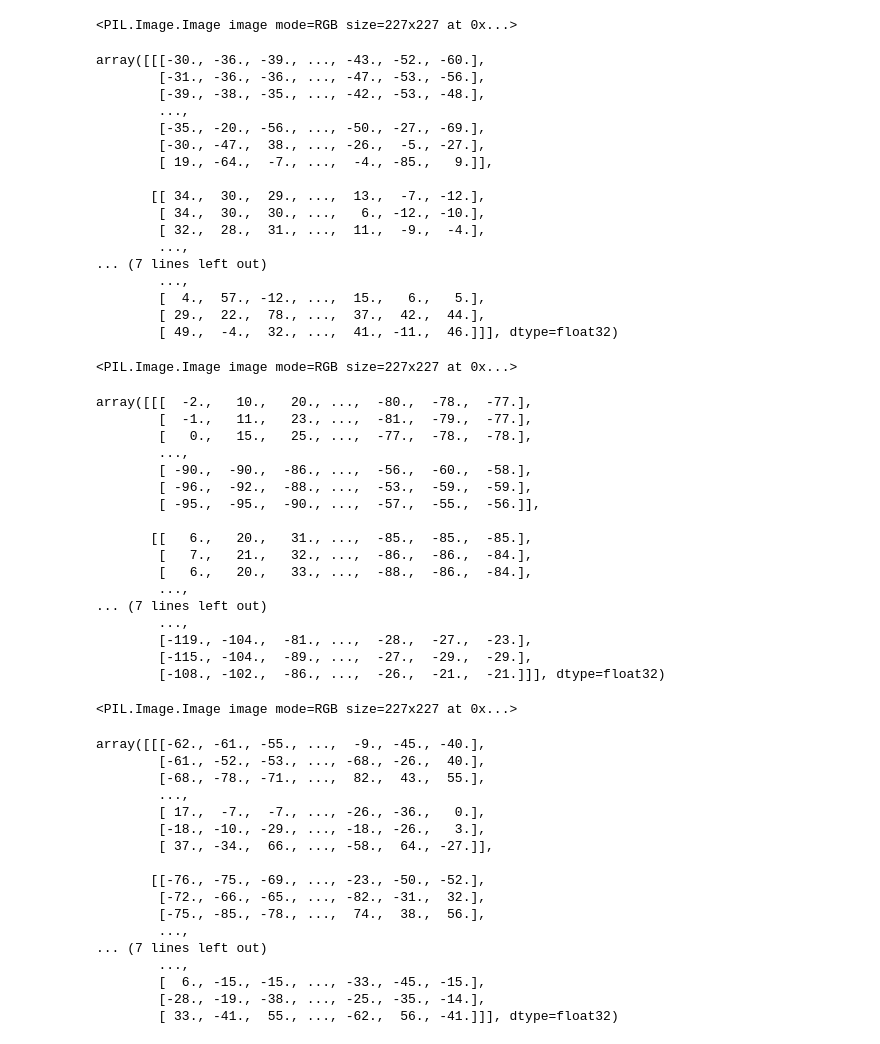
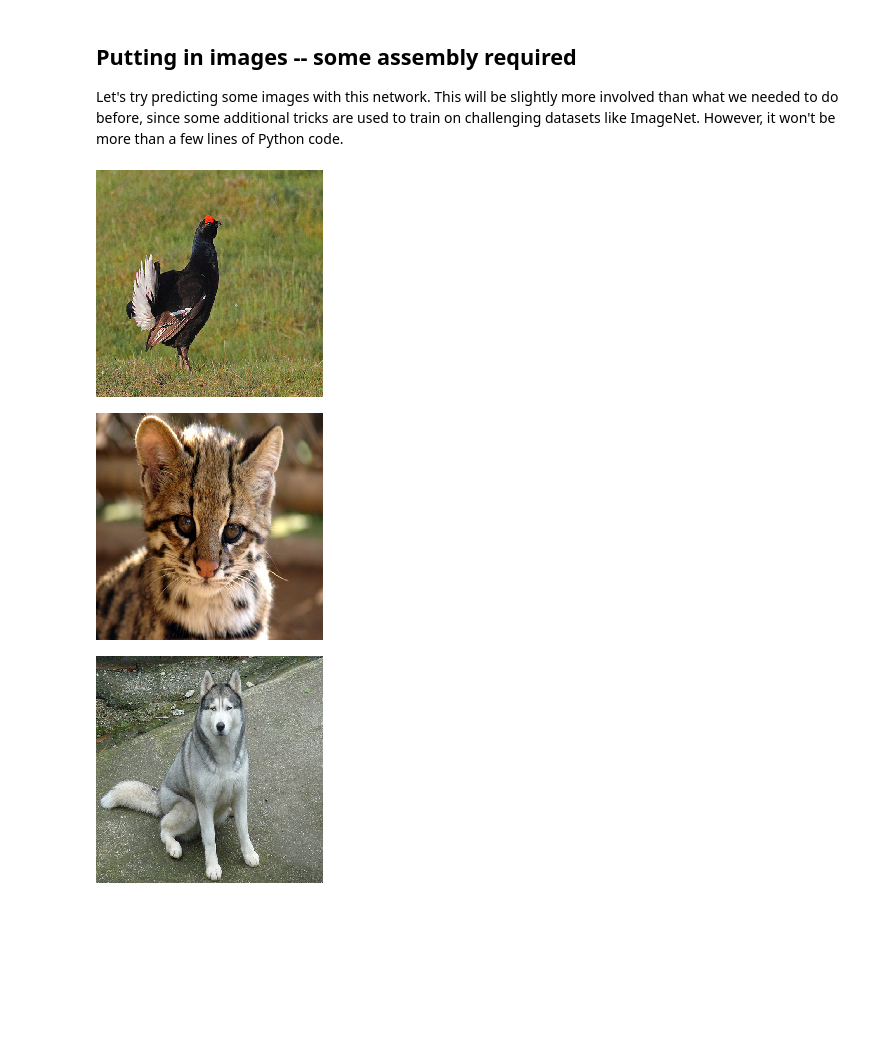
Before and after one commit to maltanar/qnn-inference-examples, a Jupyter notebook: 4-convolutional-mixed-imagenet.ipynb, the cells around one changed output. Cells and saved outputs as stored; diff of their text form; code cells hidden in the pictures; blank space fills up the shorter version.

Commit message:
flesh out imagenet notebook example

```diff
--- a/4-convolutional-mixed-imagenet.ipynb
+++ b/4-convolutional-mixed-imagenet.ipynb
@@ -32,91 +92,41 @@ len(imagenet_classes)
+# %% [markdown]
+## Putting in images -- some assembly required
+
+Let's try predicting some images with this network. This will be slightly more involved than what we needed to do before, since some additional tricks are used to train on challenging datasets like ImageNet. However, it won't be more than a few lines of Python code.
 # %%
 from PIL import Image
 import matplotlib.pyplot as plt
 import numpy as np
 from IPython.display import display
 
 # define a small utility function to first display, then prepare the
 # images for classification
-def prepare_gtsrb(img):
+def prepare_imagenet(img):
     # make sure the image is the size expected by the network
     img = img.resize((227, 227))
     display(img)
     # convert to numpy array
-    img = np.asarray(img).copy().astype(np.float32)
+    img = np.asarray(img).copy().astype(np.int32)
     # we need the data layout to be (channels, rows, columns)
     # but it comes in (rows, columns, channels) format, so we
     # need to transpose the axes:
     img = img.transpose((2, 0, 1))
 
     # our network is trained with BGR instead of RGB images,
     # so we need to invert the order of channels in the channel axis:
     img = img[::-1, :, :]
     # finally, we need to subtract the mean per-channel pixel intensity
     # since this is how this network has been trained
     img[0] = img[0] - 104
     img[1] = img[1] - 117
     img[2] = img[2] - 123
     return img
 
 # load test images and prepare them
-img_grouse = prepare_gtsrb(Image.open("imagenet_data/grouse.jpg"))
-display(img_grouse)
-img_cat = prepare_gtsrb(Image.open("imagenet_data/cat.jpg"))
-display(img_cat)
-img_husky = prepare_gtsrb(Image.open("imagenet_data/husky.jpg"))
-display(img_husky)
+img_grouse = prepare_imagenet(Image.open("imagenet_data/grouse.jpg"))
+img_cat = prepare_imagenet(Image.open("imagenet_data/cat.jpg"))
+img_husky = prepare_imagenet(Image.open("imagenet_data/husky.jpg"))
 # %% [output]
-<PIL.Image.Image image mode=RGB size=227x227 at 0x...>
-array([[[-30., -36., -39., ..., -43., -52., -60.],
-        [-31., -36., -36., ..., -47., -53., -56.],
-        [-39., -38., -35., ..., -42., -53., -48.],
-        ...,
-        [-35., -20., -56., ..., -50., -27., -69.],
-        [-30., -47.,  38., ..., -26.,  -5., -27.],
-        [ 19., -64.,  -7., ...,  -4., -85.,   9.]],
-
-       [[ 34.,  30.,  29., ...,  13.,  -7., -12.],
-        [ 34.,  30.,  30., ...,   6., -12., -10.],
-        [ 32.,  28.,  31., ...,  11.,  -9.,  -4.],
-        ...,
-... (7 lines left out)
-        ...,
-        [  4.,  57., -12., ...,  15.,   6.,   5.],
-        [ 29.,  22.,  78., ...,  37.,  42.,  44.],
-        [ 49.,  -4.,  32., ...,  41., -11.,  46.]]], dtype=float32)
-<PIL.Image.Image image mode=RGB size=227x227 at 0x...>
-array([[[  -2.,   10.,   20., ...,  -80.,  -78.,  -77.],
-        [  -1.,   11.,   23., ...,  -81.,  -79.,  -77.],
-        [   0.,   15.,   25., ...,  -77.,  -78.,  -78.],
-        ...,
-        [ -90.,  -90.,  -86., ...,  -56.,  -60.,  -58.],
-        [ -96.,  -92.,  -88., ...,  -53.,  -59.,  -59.],
-        [ -95.,  -95.,  -90., ...,  -57.,  -55.,  -56.]],
-
-       [[   6.,   20.,   31., ...,  -85.,  -85.,  -85.],
-        [   7.,   21.,   32., ...,  -86.,  -86.,  -84.],
-        [   6.,   20.,   33., ...,  -88.,  -86.,  -84.],
-        ...,
-... (7 lines left out)
-        ...,
-        [-119., -104.,  -81., ...,  -28.,  -27.,  -23.],
-        [-115., -104.,  -89., ...,  -27.,  -29.,  -29.],
-        [-108., -102.,  -86., ...,  -26.,  -21.,  -21.]]], dtype=float32)
-<PIL.Image.Image image mode=RGB size=227x227 at 0x...>
-array([[[-62., -61., -55., ...,  -9., -45., -40.],
-        [-61., -52., -53., ..., -68., -26.,  40.],
-        [-68., -78., -71., ...,  82.,  43.,  55.],
-        ...,
-        [ 17.,  -7.,  -7., ..., -26., -36.,   0.],
-        [-18., -10., -29., ..., -18., -26.,   3.],
-        [ 37., -34.,  66., ..., -58.,  64., -27.]],
-
-       [[-76., -75., -69., ..., -23., -50., -52.],
-        [-72., -66., -65., ..., -82., -31.,  32.],
-        [-75., -85., -78., ...,  74.,  38.,  56.],
-        ...,
-... (7 lines left out)
-        ...,
-        [  6., -15., -15., ..., -33., -45., -15.],
-        [-28., -19., -38., ..., -25., -35., -14.],
-        [ 33., -41.,  55., ..., -62.,  56., -41.]]], dtype=float32)
+[figure, added]
+[figure, added]
+[figure, added]
```
Also changed, not shown: parts of 11 cells of this notebook.
